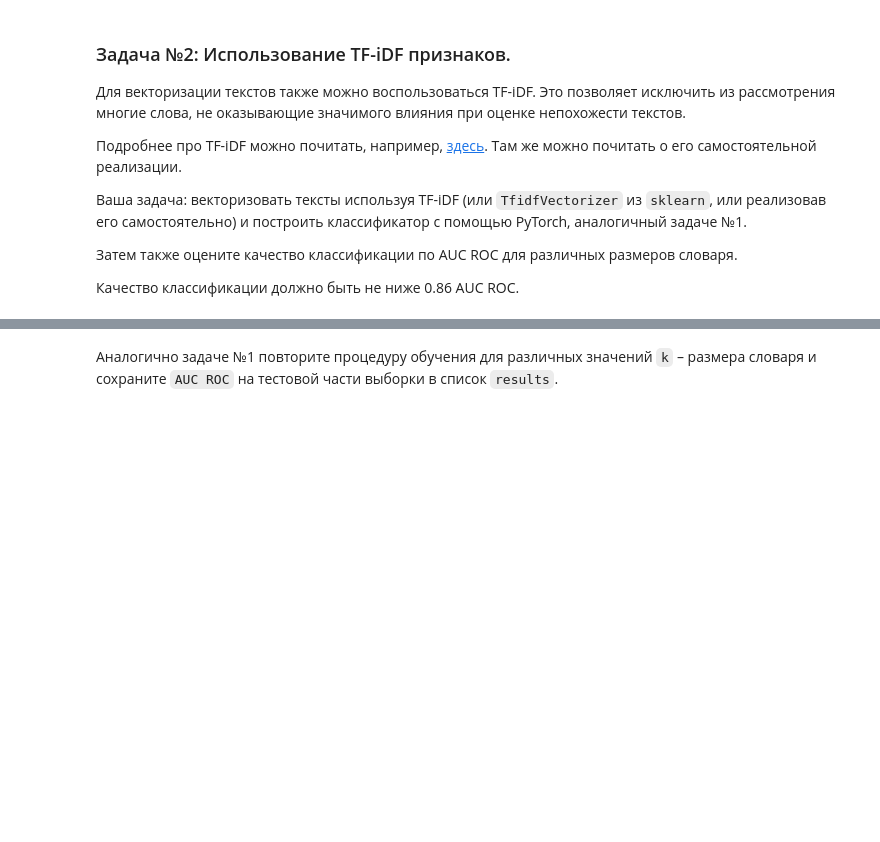
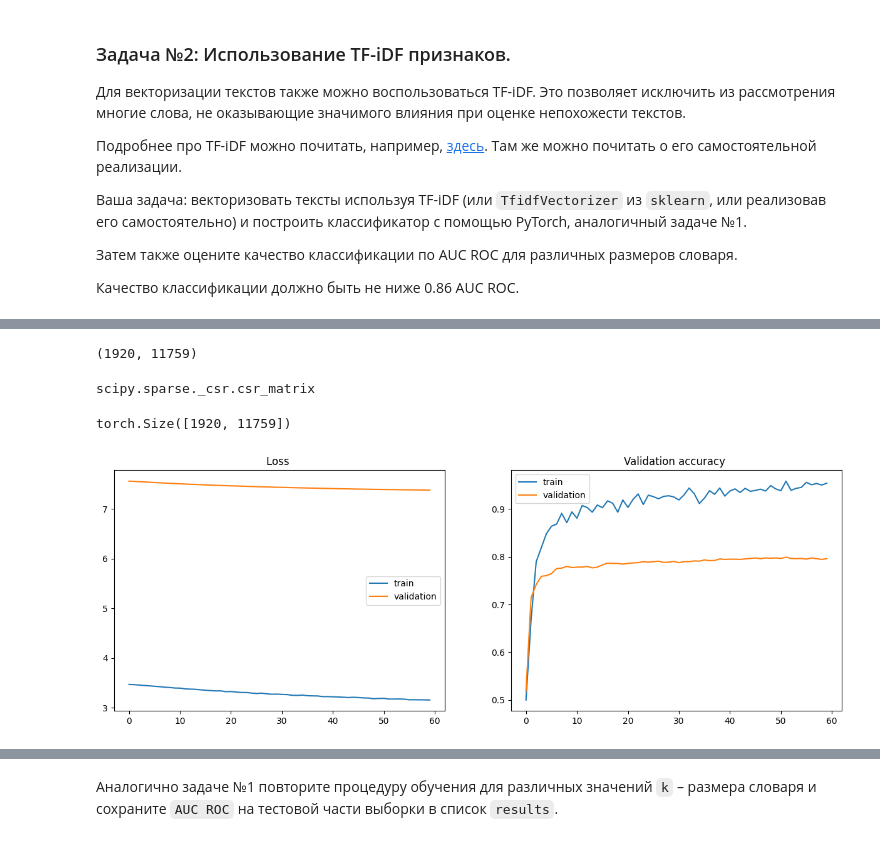
Before and after one commit to ivan-shargin/ml, a Jupyter notebook: homeworks/hw08_texts/assignment_text_classification.ipynb, the cells around one changed output, grey strips where cells are left out. Drawn from its saved outputs; the diff is of its cells as text; code cells hidden in the pictures; blank space fills up the shorter version.

Commit message:
made tf-idf with one vocab size

```diff
--- a/homeworks/hw08_texts/assignment_text_classification.ipynb
+++ b/homeworks/hw08_texts/assignment_text_classification.ipynb
@@ -371,8 +420,42 @@ model = # your code here
+# %%
+X_test_tfidf = vectorizer.transform(texts_test)
+print(X_test_tfidf.shape)
+# %% [output]
+(1920, 11759)
+# %%
+type(X_test_tfidf)
+# %% [output]
+scipy.sparse._csr.csr_matrix
+# %%
+X_test_tfidf_torch = torch.from_numpy(X_test_tfidf.todense()).float()
+# %%
+print(X_test_tfidf_torch.shape)
+# %% [output]
+torch.Size([1920, 11759])
+# %%
+class LinRegTfIdf(nn.Module):
+    def __init__(self):
+        super().__init__()
+        self.linear = nn.Linear(11759, 2)
+        self.log_softmax = nn.LogSoftmax(dim=0)
+
+    def forward(self, x):
+        logits = self.linear(x)
+        probas = self.log_softmax(logits)
+        return probas
+
+    def compute_logits(self, x):
+        logits = self.linear(x)
+        return logits
+# %%
+model = LinRegTfIdf()
 # %%
-loss_function = # your code here
-opt = # your code here
+loss_function = nn.NLLLoss()
+opt = torch.optim.Adam(model.parameters(), lr=1e-3)
 
 model_tf_idf = train_model(model, opt, X_train_tfidf_torch, y_train_torch, X_test_tfidf_torch, y_test_torch, n_iterations=3000)
+# %% [output]
+[figure, added]
 # %%
 # do not change the code in the block below
 # __________start of block__________
```
Also changed, not shown: parts of 16 cells of this notebook, 2 other files.
